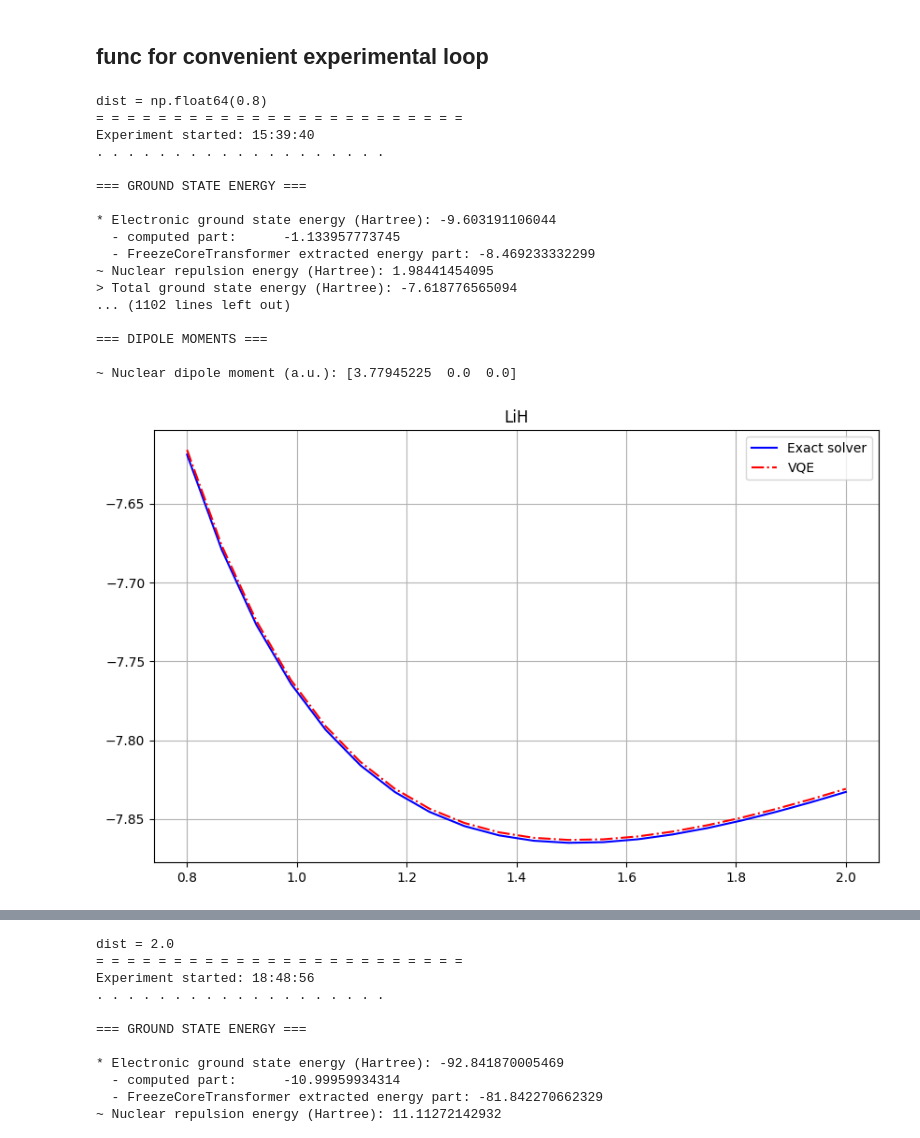
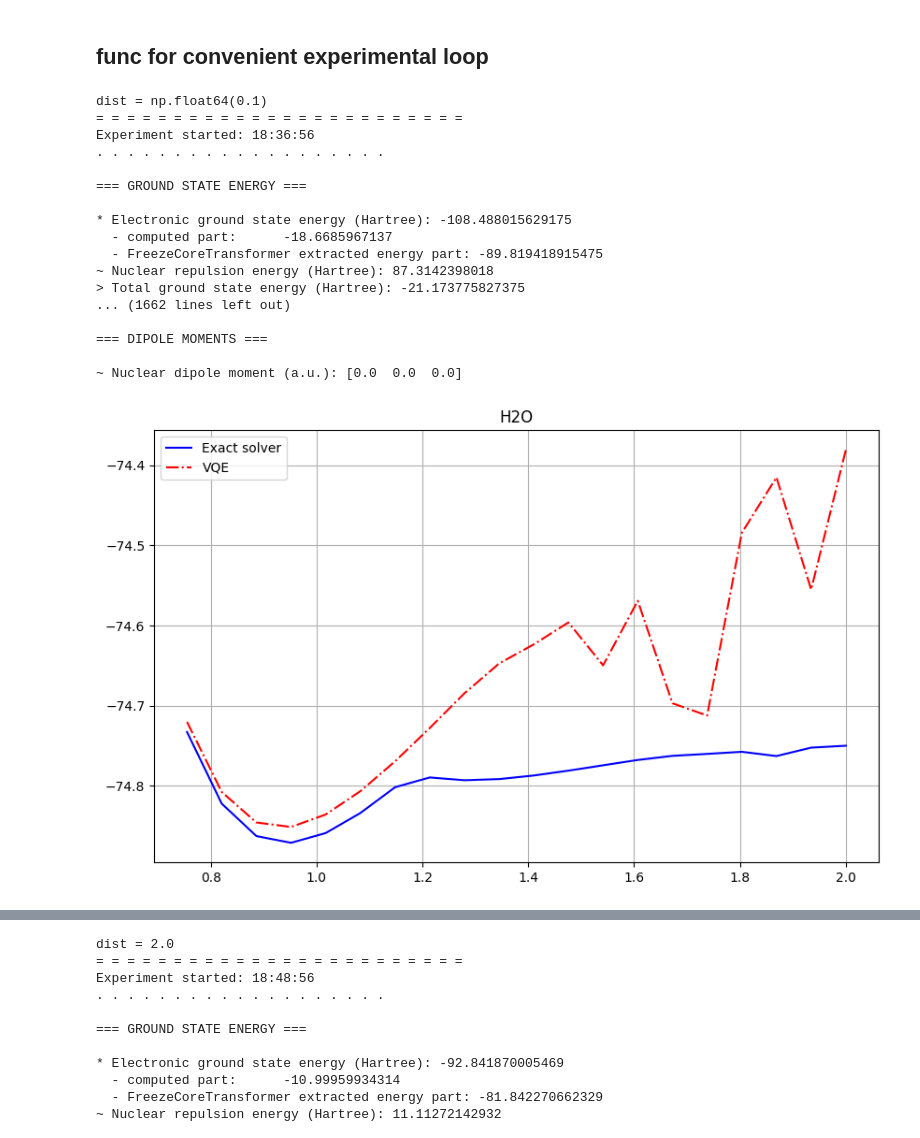
Before and after one commit to QMLcobyla/chemistry, a Jupyter notebook: gsc_H2O.ipynb, the cells around one changed output, grey strips where cells are left out. Drawn from its saved outputs; the diff is of its cells as text; code cells hidden in the pictures.

```diff
--- a/main.ipynb
+++ b/gsc_H2O.ipynb
@@ -141,22 +68,3 @@ def get_freezed_problem(properties, indexes = None):
     return FreezeCoreTransformer(
         freeze_core=True, remove_orbitals=indexes
     ).transform(properties)
-# %%
-molecule_lioh = [
-    'O .0 .0 .0;',
-    'H .0 '+str(dist)+' .0;',
-    'Li .0 -'+str(dist)+' .0;',
-    ]
-molecule_lioh = "".join(molecule_lioh)[:-1]
-print(molecule_lioh)
-
-driver = PySCFDriver(
-    atom=molecule_lioh,
-    unit=DistanceUnit.ANGSTROM,
-    basis='sto3g',
-    spin=0
-)
-properties_lioh = driver.run()
-print(properties_lioh.num_particles)
-print(properties_lioh.num_spatial_orbitals)
-print(properties_lioh.orbital_occupations)
@@ -273,38 +151,39 @@ def Experiment(
     )
   return (exact_result, vqe_result)
 # %%
-lioh_dist_domain = np.linspace(0.8, 2, 20)
+lioh_dist_domain = np.linspace(0.1, 2, 30)
 
 exact_energies = []
 vqe_energies = []
 
 for dist in lioh_dist_domain:
   molecule = [
-    'Li .0 .0 .0;',
     'H '+str(dist)+' .0 .0;',
+    'O .0 .0 .0;',
+    'H -'+str(dist)+' .0 .0;',
     ]
   print(f"{dist = }")
-  exact_val, vqe_val = Experiment(molecule=molecule, orbitals_to_fix=[5], if_draw_orbitals=False)
+  exact_val, vqe_val = Experiment(molecule=molecule, orbitals_to_fix=[1], if_draw_orbitals=False)
   exact_energies.append(exact_val)
   vqe_energies.append(vqe_val)
 # %% [output]
-dist = np.float64(0.8)
+dist = np.float64(0.1)
 = = = = = = = = = = = = = = = = = = = = = = = =
-Experiment started: 15:39:40
+Experiment started: 18:36:56
 . . . . . . . . . . . . . . . . . . .
 
 === GROUND STATE ENERGY ===
 
-* Electronic ground state energy (Hartree): -9.603191106044
-  - computed part:      -1.133957773745
-  - FreezeCoreTransformer extracted energy part: -8.469233332299
-~ Nuclear repulsion energy (Hartree): 1.98441454095
-> Total ground state energy (Hartree): -7.618776565094
-... (1102 lines left out)
+* Electronic ground state energy (Hartree): -108.488015629175
+  - computed part:      -18.6685967137
+  - FreezeCoreTransformer extracted energy part: -89.819418915475
+~ Nuclear repulsion energy (Hartree): 87.3142398018
+> Total ground state energy (Hartree): -21.173775827375
+... (1662 lines left out)
 
 === DIPOLE MOMENTS ===
 
-~ Nuclear dipole moment (a.u.): [3.77945225  0.0  0.0]
+~ Nuclear dipole moment (a.u.): [0.0  0.0  0.0]
 # %%
 exact_energies_fixed = []
 vqe_energies_fixed = []
@@ -314,17 +193,17 @@ for el, vl in zip(exact_energies,vqe_energies):
 # %%
 import matplotlib.pyplot as plt
 
-index = 0
+index = 10
 
 plt.figure(figsize=(10, 6))
 plt.plot(lioh_dist_domain[index:], exact_energies_fixed[index:], label='Exact solver', linestyle='-', color='b')
 plt.plot(lioh_dist_domain[index:], vqe_energies_fixed[index:], label='VQE', linestyle='dashdot', color='r')
-plt.title('LiH')
+plt.title('H2O')
 plt.grid()
 plt.legend(loc='best')
 plt.show()
 # %% [output]
-[figure, old version]
+[figure, new version]
 # %%
 # The error commited at every step remain small
 
```
Also changed, not shown: parts of 9 cells of this notebook, 1 other file.
